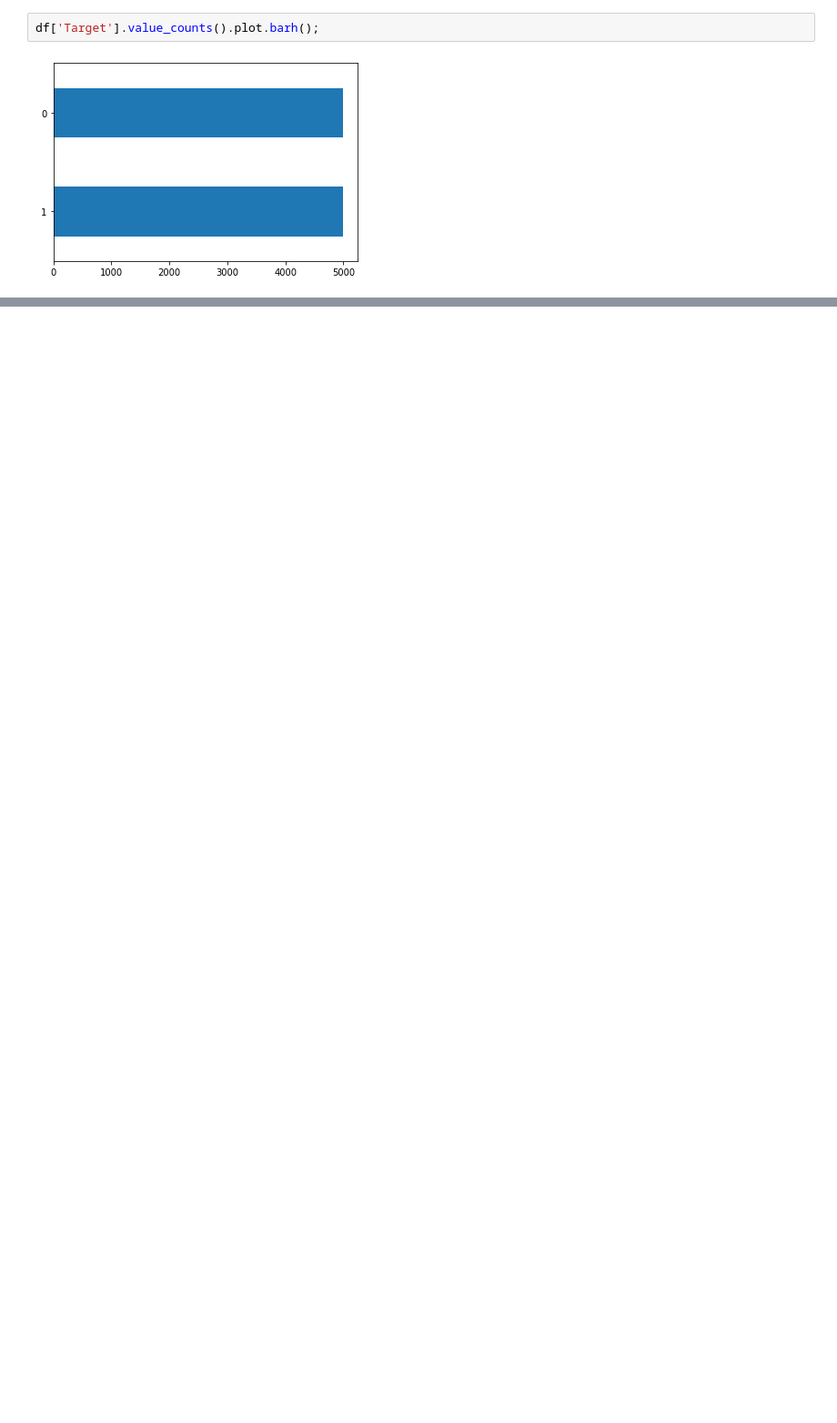
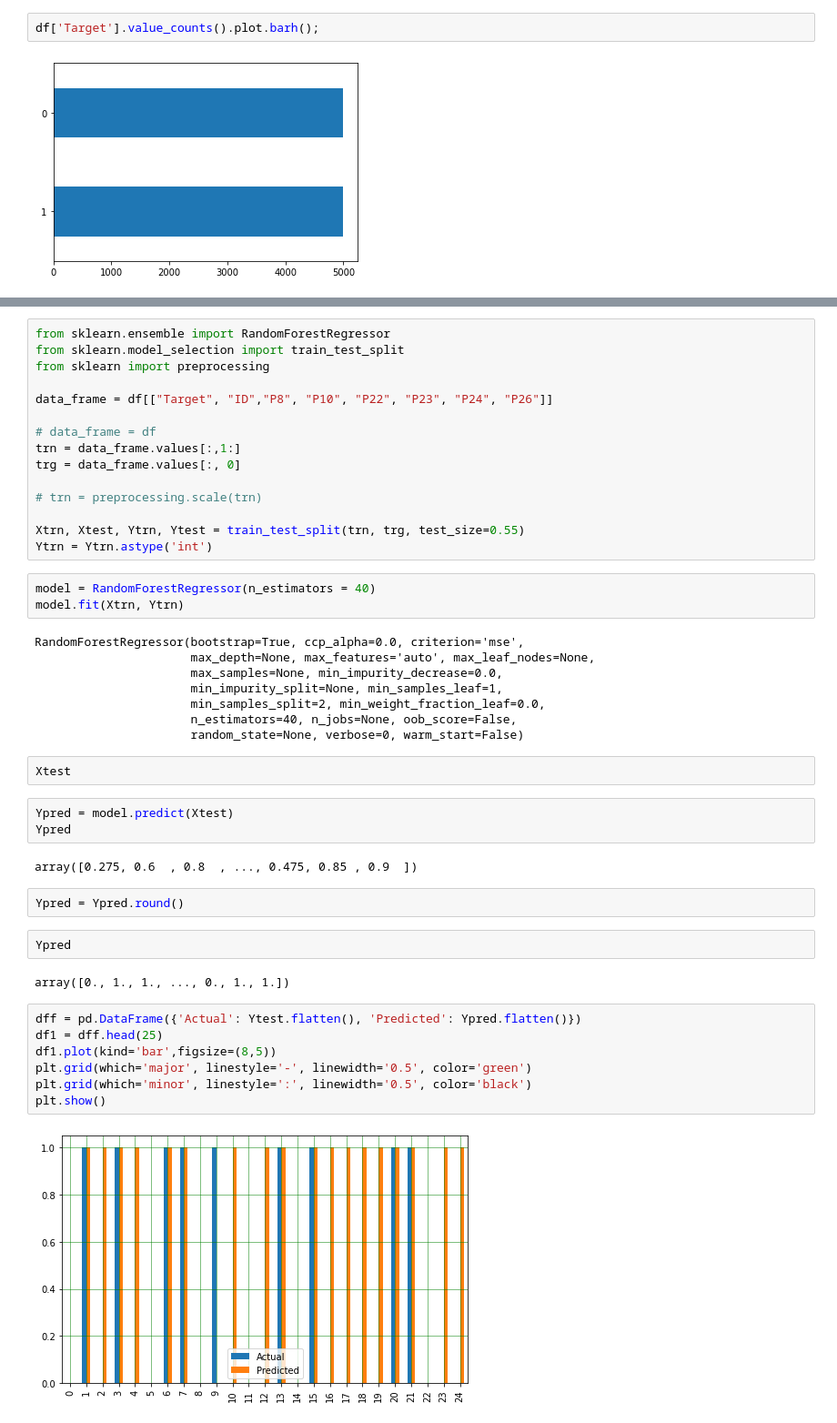
Before and after one commit to MaximStepanovich/A1_task2_regression_ROC, a Jupyter notebook: A1_task2.ipynb, the cells around one changed output, grey strips where cells are left out. Shown at 91% size. Cells and saved outputs as stored; diff of their text form; blank space fills up the shorter version.

```diff
--- a/A1_task2.ipynb
+++ b/A1_task2.ipynb
@@ -55,0 +53,48 @@ df.corr()
+# %%
+from sklearn.ensemble import RandomForestRegressor
+from sklearn.model_selection import train_test_split
+from sklearn import preprocessing
+
+data_frame = df[["Target", "ID","P8", "P10", "P22", "P23", "P24", "P26"]]
+
+# data_frame = df
+trn = data_frame.values[:,1:]
+trg = data_frame.values[:, 0]
+
+# trn = preprocessing.scale(trn)
+
+Xtrn, Xtest, Ytrn, Ytest = train_test_split(trn, trg, test_size=0.55)
+Ytrn = Ytrn.astype('int')
+# %%
+model = RandomForestRegressor(n_estimators = 40)
+model.fit(Xtrn, Ytrn)
+# %% [output]
+RandomForestRegressor(bootstrap=True, ccp_alpha=0.0, criterion='mse',
+                      max_depth=None, max_features='auto', max_leaf_nodes=None,
+                      max_samples=None, min_impurity_decrease=0.0,
+                      min_impurity_split=None, min_samples_leaf=1,
+                      min_samples_split=2, min_weight_fraction_leaf=0.0,
+                      n_estimators=40, n_jobs=None, oob_score=False,
+                      random_state=None, verbose=0, warm_start=False)
+# %%
+Xtest
+# %%
+Ypred = model.predict(Xtest)
+Ypred
+# %% [output]
+array([0.275, 0.6  , 0.8  , ..., 0.475, 0.85 , 0.9  ])
+# %%
+Ypred = Ypred.round()
+# %%
+Ypred
+# %% [output]
+array([0., 1., 1., ..., 0., 1., 1.])
+# %%
+dff = pd.DataFrame({'Actual': Ytest.flatten(), 'Predicted': Ypred.flatten()})
+df1 = dff.head(25)
+df1.plot(kind='bar',figsize=(8,5))
+plt.grid(which='major', linestyle='-', linewidth='0.5', color='green')
+plt.grid(which='minor', linestyle=':', linewidth='0.5', color='black')
+plt.show()
+# %% [output]
+[figure, added]
```
Also changed, not shown: parts of 17 cells of this notebook.
